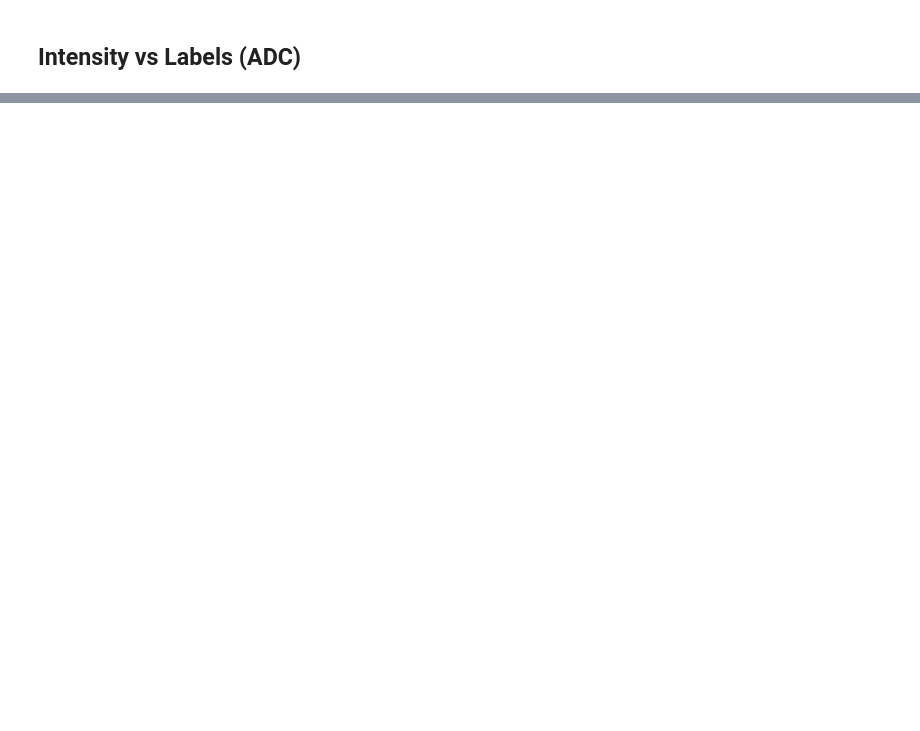
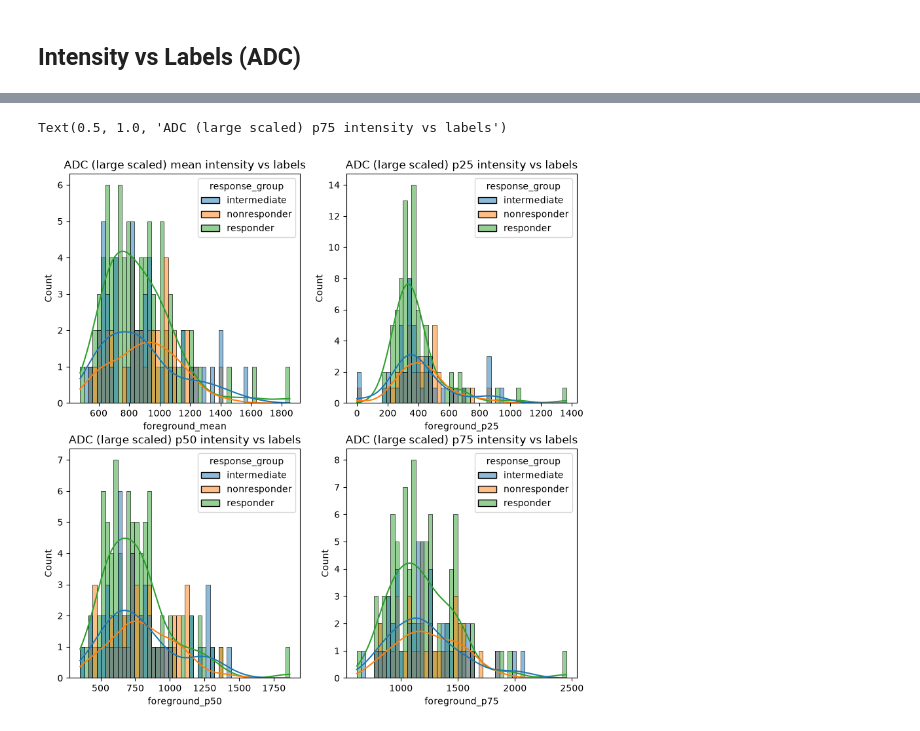
Before and after one commit to muhammetFurkanUnal/mebar-radiology, a Jupyter notebook: exploration/intensity.ipynb, the cells around one changed output, grey strips where cells are left out. Drawn from its saved outputs; the diff is of its cells as text; code cells hidden in the pictures; blank space fills up the shorter version.

```diff
--- a/exploration/intensity.ipynb
+++ b/exploration/intensity.ipynb
@@ -292,0 +522,3 @@ After normalization:
+# %%
+large_scaled_results_df = adc_results[adc_results["scale_group"] == "large_scale"]
+large_scaled_results_df.head()
@@ -292,0 +533,45 @@ After normalization:
+# %%
+fig, axes = plt.subplots(2,2,figsize=(10,10))
+
+sns.histplot(
+	data=large_scaled_results_df,
+	x="foreground_mean",
+	hue="response_group",
+	kde=True,
+	ax=axes[0][0],
+	bins=50
+)
+axes[0][0].set_title("ADC (large scaled) mean intensity vs labels")
+
+sns.histplot(
+	data=large_scaled_results_df,
+	x="foreground_p25",
+	hue="response_group",
+	kde=True,
+	ax=axes[0][1],
+	bins=50
+)
+axes[0][1].set_title("ADC (large scaled) p25 intensity vs labels")
+
+sns.histplot(
+	data=large_scaled_results_df,
+	x="foreground_p50",
+	hue="response_group",
+	kde=True,
+	ax=axes[1][0],
+	bins=50
+)
+axes[1][0].set_title("ADC (large scaled) p50 intensity vs labels")
+
+sns.histplot(
+	data=large_scaled_results_df,
+	x="foreground_p75",
+	hue="response_group",
+	kde=True,
+	ax=axes[1][1],
+	bins=50
+)
+axes[1][1].set_title("ADC (large scaled) p75 intensity vs labels")
+# %% [output]
+Text(0.5, 1.0, 'ADC (large scaled) p75 intensity vs labels')
+[figure, added]
```
Also changed, not shown: parts of 41 cells of this notebook, 19 other files.
